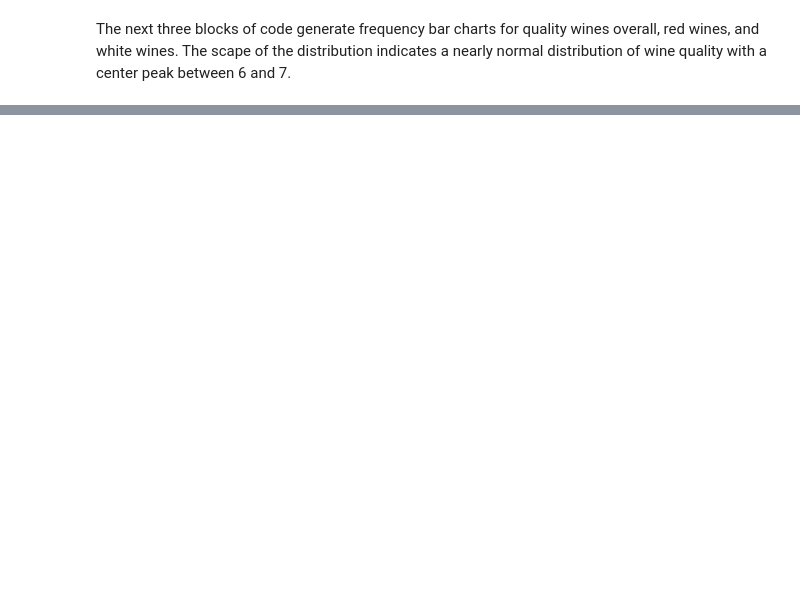
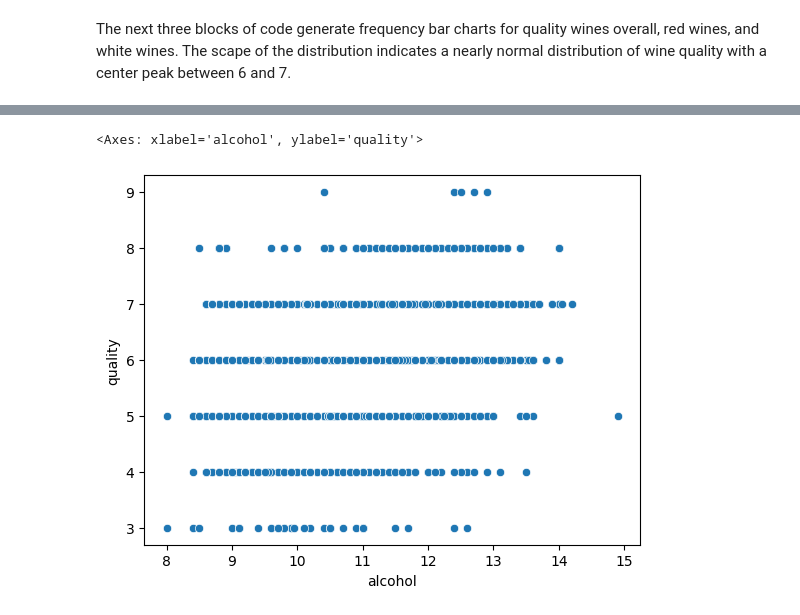
Before and after one commit to robdjakovic/Capstone_Project_Data_Analytics, a Jupyter notebook: Data Certification Capstone - Wine Quality Project - Robert Djakovic.ipynb, the cells around one changed output, grey strips where cells are left out. Drawn from its saved outputs; the diff is of its cells as text; code cells hidden in the pictures; blank space fills up the shorter version.

```diff
--- a/Data Certification Capstone - Wine Quality Project - Robert Djakovic.ipynb
+++ b/Data Certification Capstone - Wine Quality Project - Robert Djakovic.ipynb
@@ -127,3 +161,8 @@ The next three blocks of code generate frequency bar charts for quality wines ov
+# %%
+sns.scatterplot(data=df_wines, x="alcohol", y="quality")
+# %% [output]
+<Axes: xlabel='alcohol', ylabel='quality'>
+[figure, added]
 # %%
 df_wines['quality'].hist()
 # %% [output]
```
Also changed, not shown: parts of 14 cells of this notebook.
